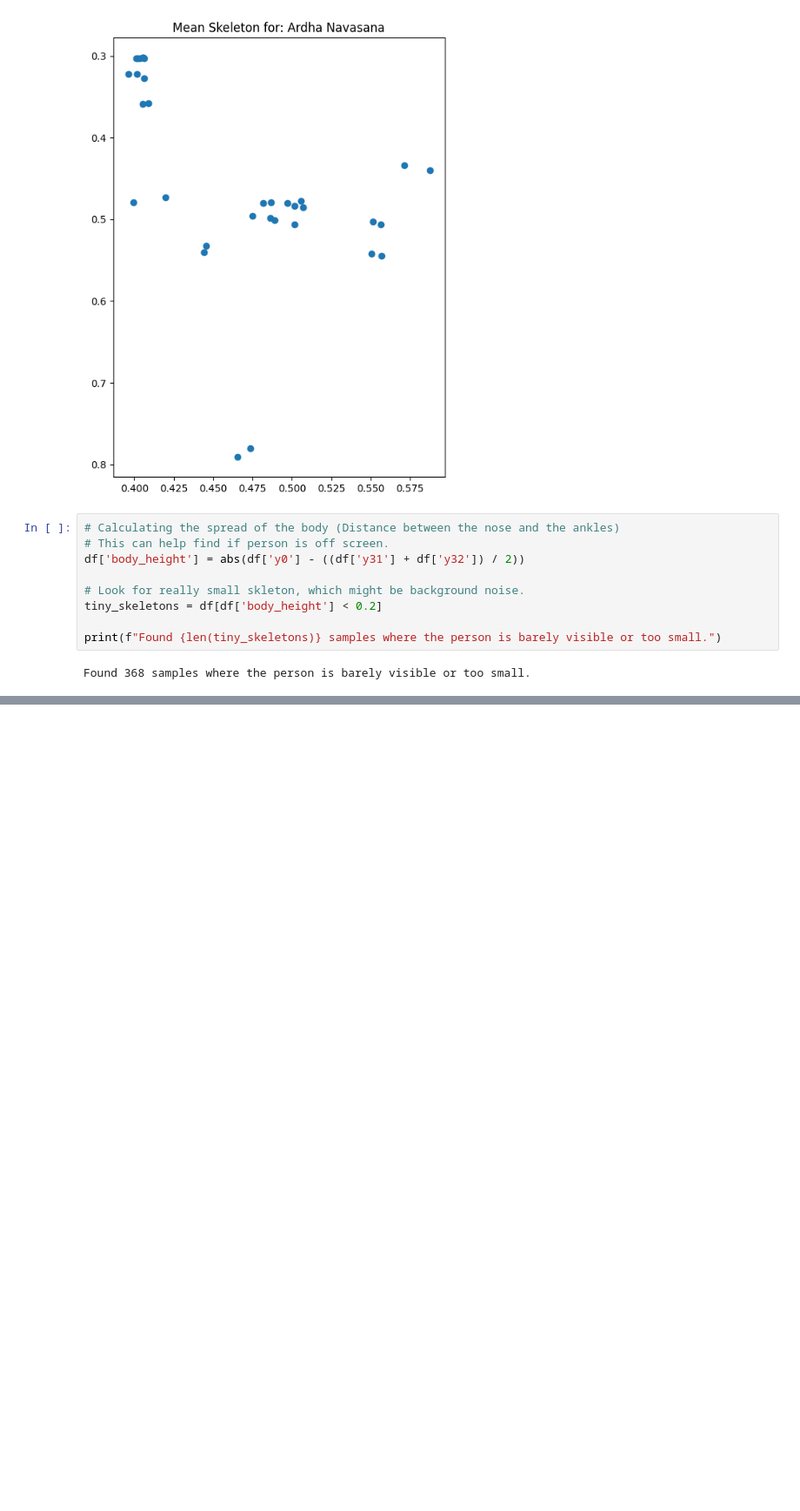
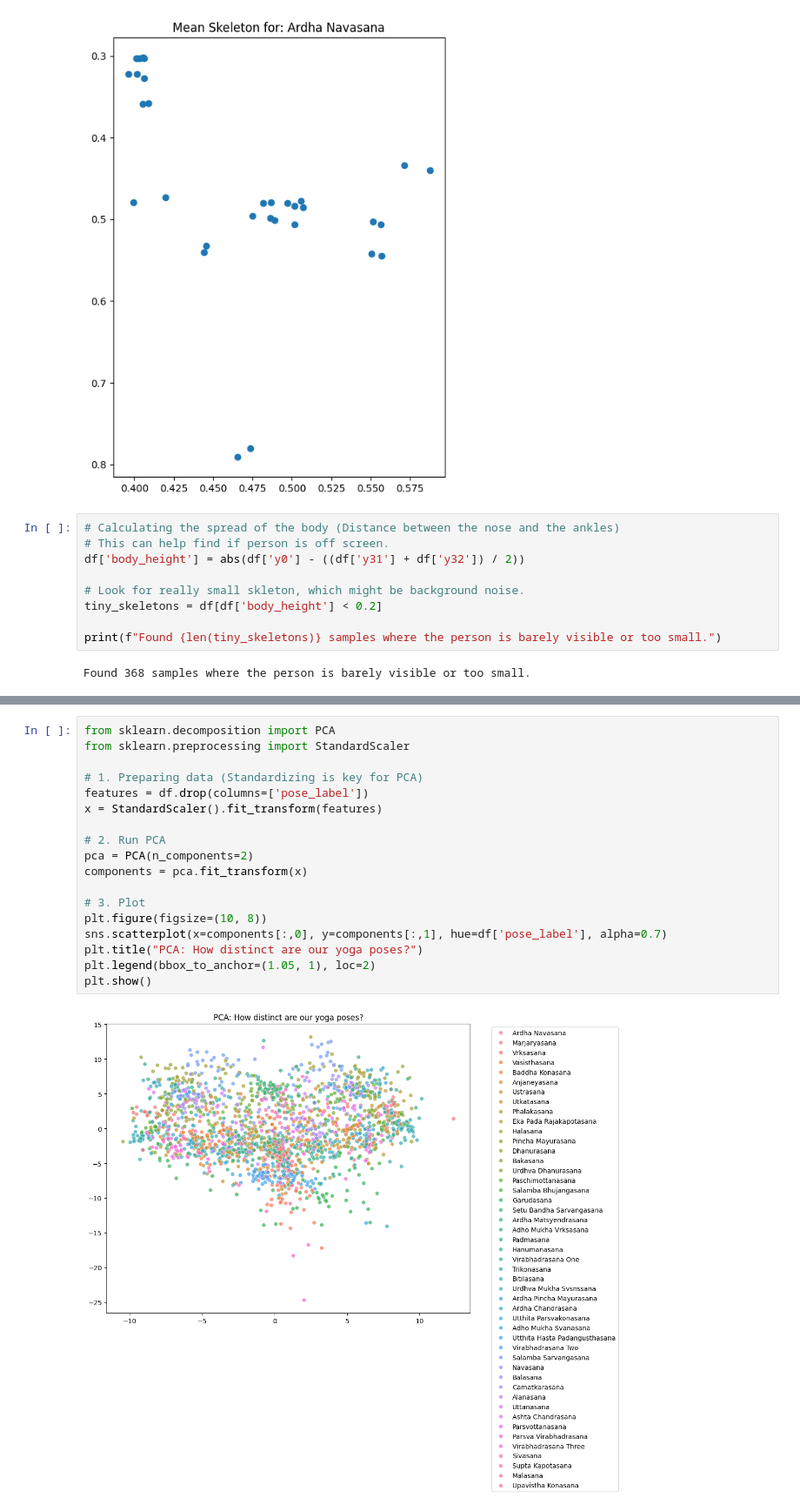
Before and after one commit to svarshh/yoga_pose_corrector, a Jupyter notebook: 02_Yoga_Pose_EDA.ipynb, the cells around one changed output, grey strips where cells are left out. Shown at 87% size. Cells and saved outputs as stored; diff of their text form; blank space fills up the shorter version.

```diff
--- a/02_Yoga_Pose_EDA.ipynb
+++ b/02_Yoga_Pose_EDA.ipynb
@@ -75,0 +93,20 @@ print(f"Cleaned dataset saved! Removed {len(df) - len(df_cleaned)} low-quality r
+# %%
+from sklearn.decomposition import PCA
+from sklearn.preprocessing import StandardScaler
+
+# 1. Preparing data (Standardizing is key for PCA)
+features = df.drop(columns=['pose_label'])
+x = StandardScaler().fit_transform(features)
+
+# 2. Run PCA
+pca = PCA(n_components=2)
+components = pca.fit_transform(x)
+
+# 3. Plot
+plt.figure(figsize=(10, 8))
+sns.scatterplot(x=components[:,0], y=components[:,1], hue=df['pose_label'], alpha=0.7)
+plt.title("PCA: How distinct are our yoga poses?")
+plt.legend(bbox_to_anchor=(1.05, 1), loc=2)
+plt.show()
+# %% [output]
+[figure, added]
```
Also changed, not shown: parts of 3 cells of this notebook, 1 other file.
